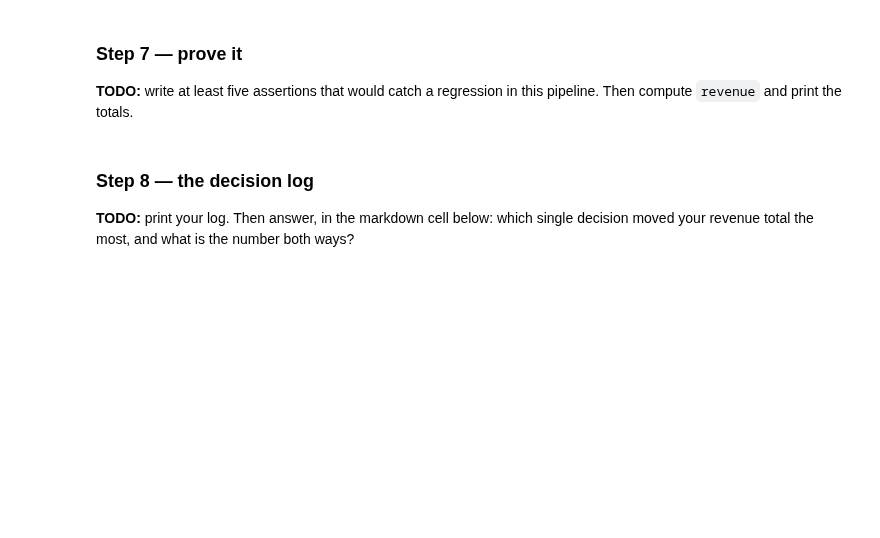
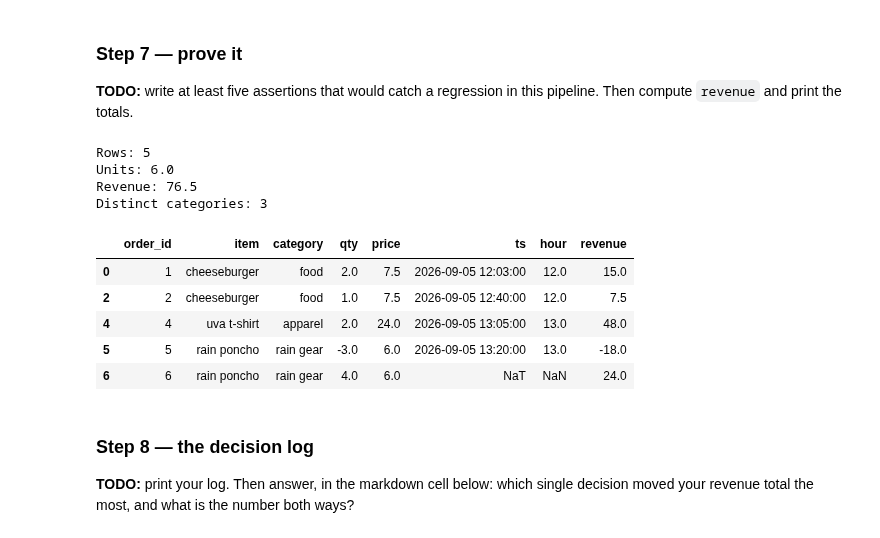
Before and after one commit to raffaellaalpaca-ai/ds2002-fa26, a Jupyter notebook: 2026_09_23_—_Cleaning_Clinic_—_Studio.ipynb, the cells around one changed output. Saved outputs shown, nothing was run; the diff lists cells and outputs as text; code cells hidden in the pictures; blank space fills up the shorter version.

```diff
--- a/2026_09_23_—_Cleaning_Clinic_—_Studio.ipynb
+++ b/2026_09_23_—_Cleaning_Clinic_—_Studio.ipynb
@@ -118,0 +256,18 @@ print('before:', sorted(clean['category'].unique()))
+# %%
+# Convert timestamps to real datetimes
+clean['ts'] = pd.to_datetime(
+    clean['ts'],
+    format='mixed',
+    errors='coerce'
+)
+
+# Count timestamps that failed to parse
+failed_ts = clean['ts'].isna().sum()
+
+# Log the failures
+log("timestamps", failed_ts, "coerce failed or missing timestamps to NaT")
+
+# Create hour column
+clean['hour'] = clean['ts'].dt.hour
+
+clean
@@ -128,3 +286,30 @@ print('before:', sorted(clean['category'].unique()))
+# %%
+assert clean.duplicated().sum() == 0
+assert clean['price'].dtype == float
+assert clean['qty'].notna().all()
+assert clean['item'].notna().all()
+assert clean['category'].notna().all()
+assert pd.api.types.is_datetime64_any_dtype(clean['ts'])
+
+clean['revenue'] = clean['qty'] * clean['price']
+
+print("Rows:", len(clean))
+print("Units:", clean['qty'].sum())
+print("Revenue:", clean['revenue'].sum())
+print("Distinct categories:", clean['category'].nunique())
+
+clean
+# %% [output]
+Rows: 5
+Units: 6.0
+Revenue: 76.5
+Distinct categories: 3
+|  | order_id | item | category | qty | price | ts | hour | revenue |
+| 0 | 1 | cheeseburger | food | 2.0 | 7.5 | 2026-09-05 12:03:00 | 12.0 | 15.0 |
+| 2 | 2 | cheeseburger | food | 1.0 | 7.5 | 2026-09-05 12:40:00 | 12.0 | 7.5 |
+| 4 | 4 | uva t-shirt | apparel | 2.0 | 24.0 | 2026-09-05 13:05:00 | 13.0 | 48.0 |
+| 5 | 5 | rain poncho | rain gear | -3.0 | 6.0 | 2026-09-05 13:20:00 | 13.0 | -18.0 |
+| 6 | 6 | rain poncho | rain gear | 4.0 | 6.0 | NaT | NaN | 24.0 |
 # %% [markdown]
 ### Step 8 — the decision log
 
```
Also changed, not shown: parts of 21 cells of this notebook.
